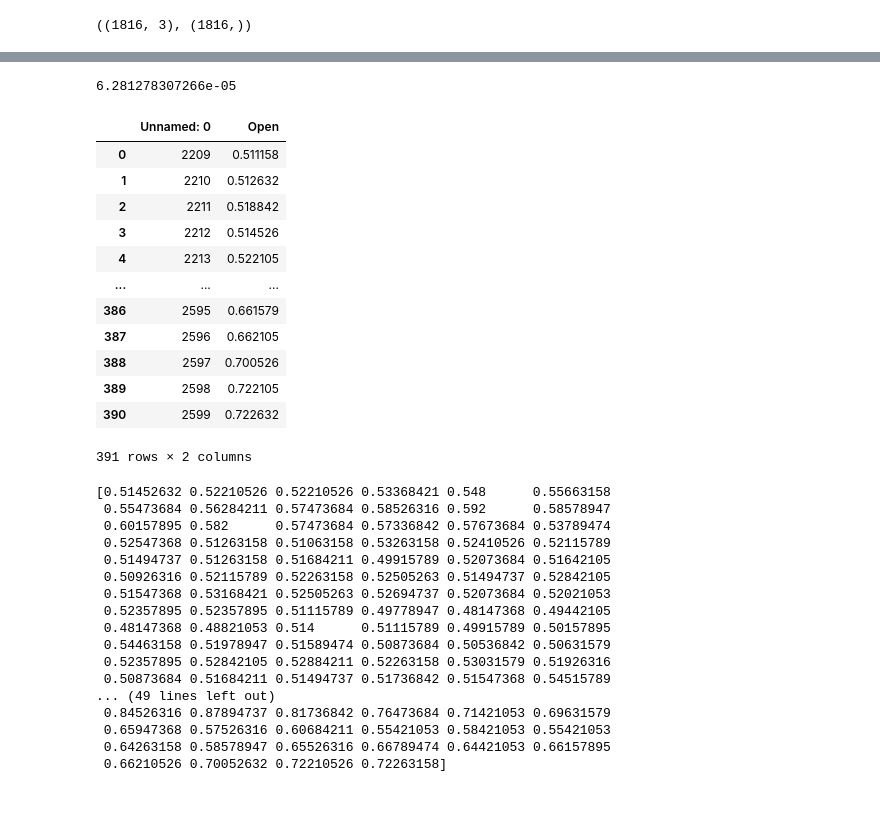
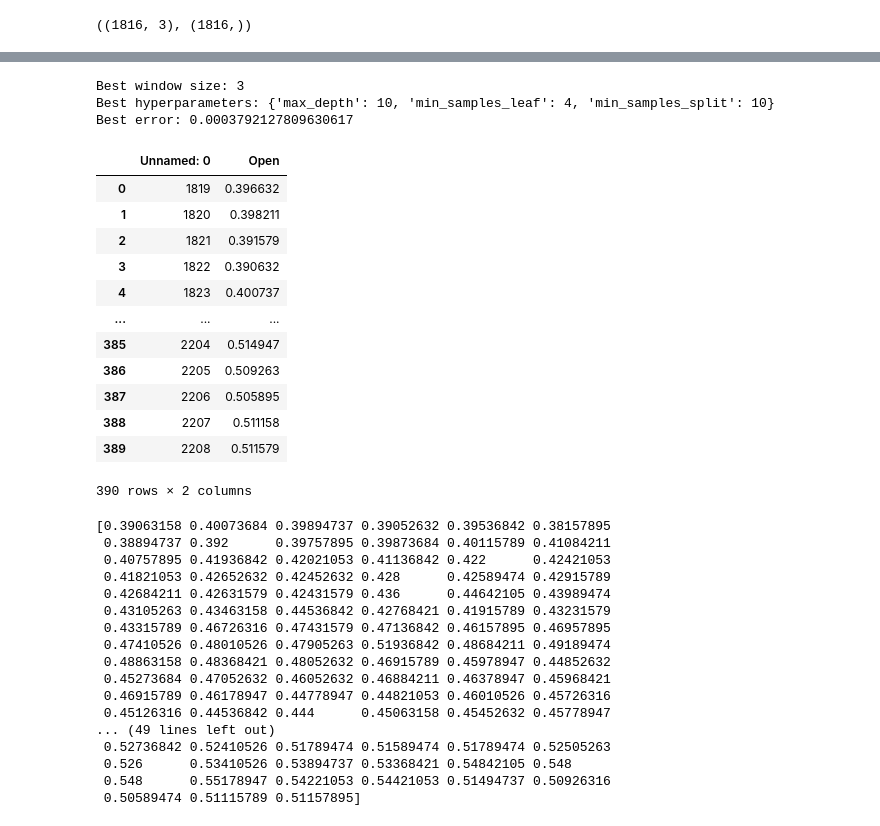
Before and after one commit to rskbansal/Time_Series_Analysis, a Jupyter notebook: random_forest.ipynb, the cells around one changed output, grey strips where cells are left out. Cells and saved outputs as stored; diff of their text form; code cells hidden in the pictures.

```diff
--- a/random_forest.ipynb
+++ b/random_forest.ipynb
@@ -103,48 +103,51 @@ DecisionTreeRegressor(max_depth=10, min_samples_leaf=4, min_samples_split=10,
-# %%
-train_predict=final_model.predict(X_train)
-mean_squared_error(train_predict,y)
-# %% [output]
-6.281278307266e-05
+# %%
+print("Best window size:", final_window_size)
+print("Best hyperparameters:", final_params)
+print("Best error:", -best_score)
+# %% [output]
+Best window size: 3
+Best hyperparameters: {'max_depth': 10, 'min_samples_leaf': 4, 'min_samples_split': 10}
+Best error: 0.0003792127809630617
 # %%
-test_data=pd.read_csv('data/test.csv')
+test_data=pd.read_csv('data/val.csv')
 test_data
 # %% [output]
 |  | Unnamed: 0 | Open |
-| 0 | 2209 | 0.511158 |
-| 1 | 2210 | 0.512632 |
-| 2 | 2211 | 0.518842 |
-| 3 | 2212 | 0.514526 |
-| 4 | 2213 | 0.522105 |
+| 0 | 1819 | 0.396632 |
+| 1 | 1820 | 0.398211 |
+| 2 | 1821 | 0.391579 |
+| 3 | 1822 | 0.390632 |
+| 4 | 1823 | 0.400737 |
 | ... | ... | ... |
-| 386 | 2595 | 0.661579 |
-| 387 | 2596 | 0.662105 |
-| 388 | 2597 | 0.700526 |
-| 389 | 2598 | 0.722105 |
-| 390 | 2599 | 0.722632 |
+| 385 | 2204 | 0.514947 |
+| 386 | 2205 | 0.509263 |
+| 387 | 2206 | 0.505895 |
+| 388 | 2207 | 0.511158 |
+| 389 | 2208 | 0.511579 |
-391 rows × 2 columns
+390 rows × 2 columns
 # %%
-test_X_windows,y_test = sliding_window(test_data['Open'], window_size)
-test_X_windows = pd.DataFrame(test_X_windows.reshape(-1, window_size))
+test_X_windows,y_test = sliding_window(test_data['Open'], final_window_size)
+test_X_windows = pd.DataFrame(test_X_windows.reshape(-1,final_window_size))
 test_X_windows
 print(y_test)
 # %% [output]
-[0.51452632 0.52210526 0.52210526 0.53368421 0.548      0.55663158
- 0.55473684 0.56284211 0.57473684 0.58526316 0.592      0.58578947
- 0.60157895 0.582      0.57473684 0.57336842 0.57673684 0.53789474
- 0.52547368 0.51263158 0.51063158 0.53263158 0.52410526 0.52115789
- 0.51494737 0.51263158 0.51684211 0.49915789 0.52073684 0.51642105
- 0.50926316 0.52115789 0.52263158 0.52505263 0.51494737 0.52842105
- 0.51547368 0.53168421 0.52505263 0.52694737 0.52073684 0.52021053
- 0.52357895 0.52357895 0.51115789 0.49778947 0.48147368 0.49442105
- 0.48147368 0.48821053 0.514      0.51115789 0.49915789 0.50157895
- 0.54463158 0.51978947 0.51589474 0.50873684 0.50536842 0.50631579
- 0.52357895 0.52842105 0.52884211 0.52263158 0.53031579 0.51926316
- 0.50873684 0.51684211 0.51494737 0.51736842 0.51547368 0.54515789
+[0.39063158 0.40073684 0.39894737 0.39052632 0.39536842 0.38157895
+ 0.38894737 0.392      0.39757895 0.39873684 0.40115789 0.41084211
+ 0.40757895 0.41936842 0.42021053 0.41136842 0.422      0.42421053
+ 0.41821053 0.42652632 0.42452632 0.428      0.42589474 0.42915789
+ 0.42684211 0.42631579 0.42431579 0.436      0.44642105 0.43989474
+ 0.43105263 0.43463158 0.44536842 0.42768421 0.41915789 0.43231579
+ 0.43315789 0.46726316 0.47431579 0.47136842 0.46157895 0.46957895
+ 0.47410526 0.48010526 0.47905263 0.51936842 0.48684211 0.49189474
+ 0.48863158 0.48368421 0.48052632 0.46915789 0.45978947 0.44852632
+ 0.45273684 0.47052632 0.46052632 0.46884211 0.46378947 0.45968421
+ 0.46915789 0.46178947 0.44778947 0.44821053 0.46010526 0.45726316
+ 0.45126316 0.44536842 0.444      0.45063158 0.45452632 0.45778947
 ... (49 lines left out)
- 0.84526316 0.87894737 0.81736842 0.76473684 0.71421053 0.69631579
- 0.65947368 0.57526316 0.60684211 0.55421053 0.58421053 0.55421053
- 0.64263158 0.58578947 0.65526316 0.66789474 0.64421053 0.66157895
- 0.66210526 0.70052632 0.72210526 0.72263158]
+ 0.52736842 0.52410526 0.51789474 0.51589474 0.51789474 0.52505263
+ 0.526      0.53410526 0.53894737 0.53368421 0.54842105 0.548
+ 0.548      0.55178947 0.54221053 0.54421053 0.51494737 0.50926316
+ 0.50589474 0.51115789 0.51157895]
 # %%
 test_y_pred = final_model.predict(test_X_windows)
 test_y_pred.shape,y_test.shape
```
Also changed, not shown: parts of 5 cells of this notebook, 2 other files.
